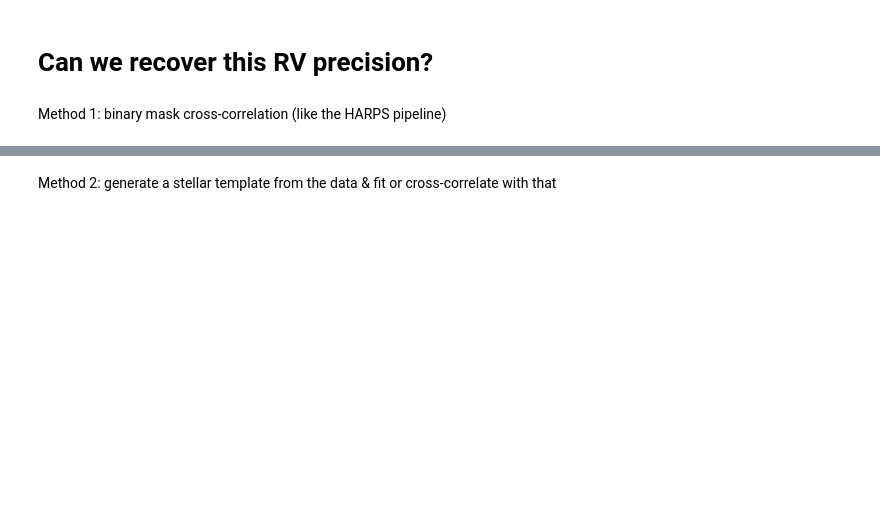
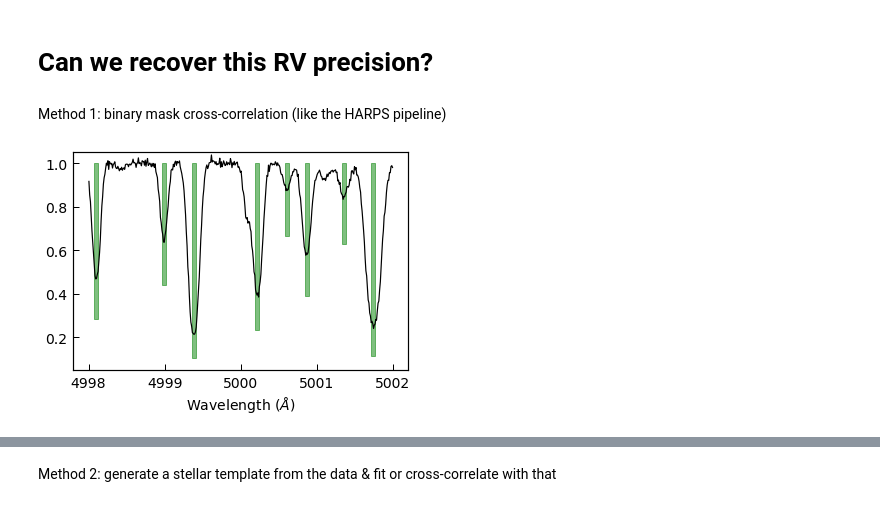
Before and after one commit to davidwhogg/EPRV, a Jupyter notebook: notebook/demo.ipynb, the cells around one changed output, grey strips where cells are left out. Saved outputs shown, nothing was run; the diff lists cells and outputs as text; code cells hidden in the pictures; blank space fills up the shorter version.

```diff
--- a/notebook/demo.ipynb
+++ b/notebook/demo.ipynb
@@ -54,5 +55,19 @@ CRLB: 10.87 m/s
 # Can we recover this RV precision?
 # %% [markdown]
 Method 1: binary mask cross-correlation (like the HARPS pipeline)
+# %%
+mask_data = load_mask(min(xs), max(xs))
+(mask_ws, mask_ms, mask_hws) = mask_data
+plt.plot(xs, data[0,:], c='k')
+for mm,mhw,mw in zip(mask_ms, mask_hws, mask_ws):
+    mxs = np.linspace(mm-mhw, mm+mhw, num=10)
+    mxs /= doppler(true_rvs[0])
+    plt.fill_between(mxs, np.ones(10), np.ones(10) - np.sqrt(mw), color='green', alpha=0.5)
+plt.ylim([0.05,1.05])
+plt.xlim([4997.8, 5002.2])
+plt.xlabel(r'Wavelength ($\AA$)', fontsize=14);
+plt.savefig('demo_harpsmask.png')
+# %% [output]
+[figure, added]
 # %%
 guess_rvs = true_rvs + np.random.normal(0., 100., size=N) # add in some random dispersion
```
Also changed, not shown: parts of 13 cells of this notebook, 2 other files.
